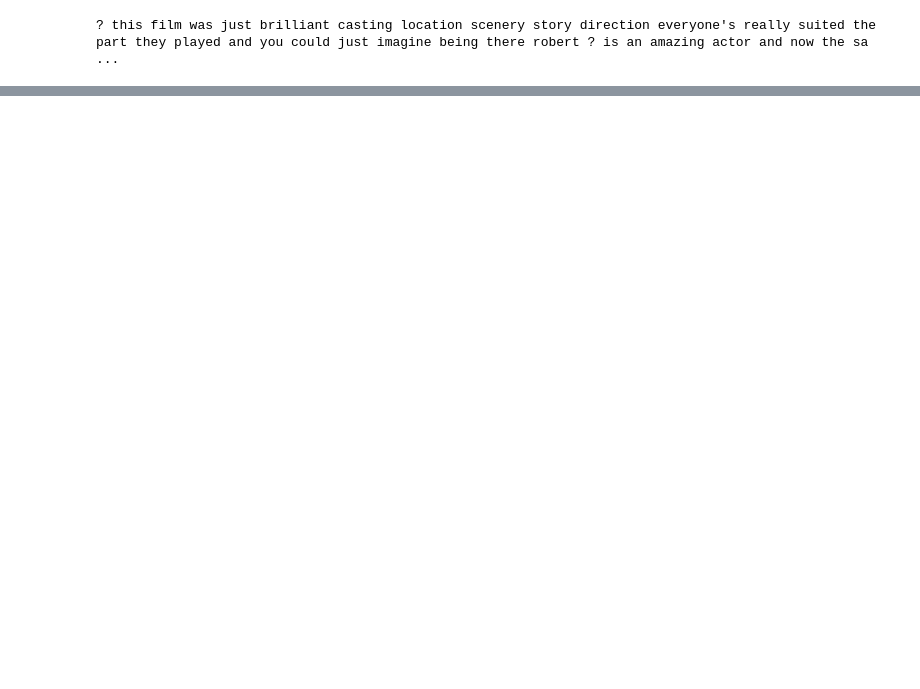
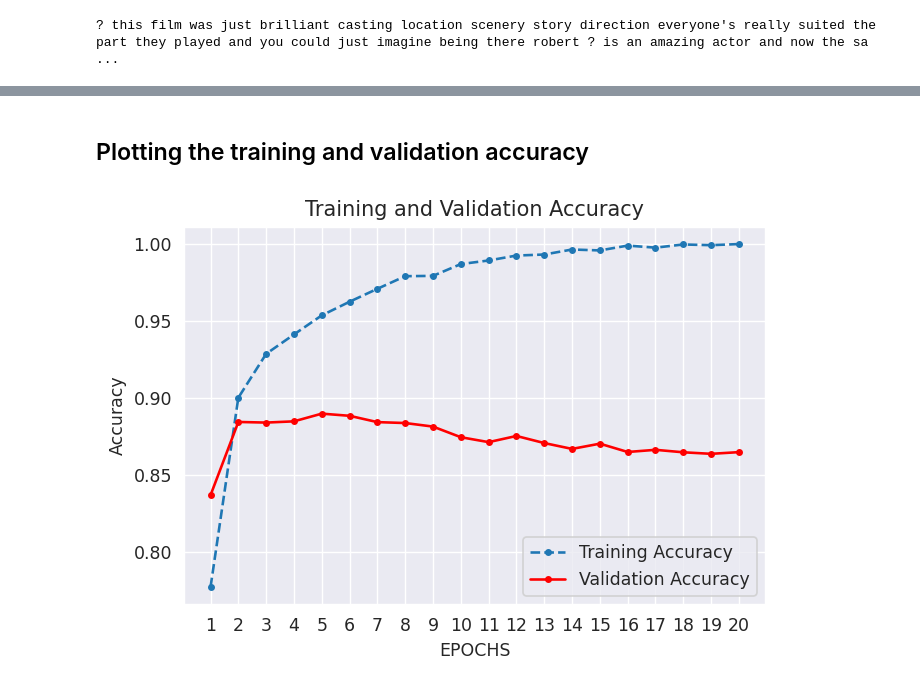
Before and after one commit to rcepedaraza/IMDM-Dataset, a Jupyter notebook: The_IMDB_Dataset.ipynb, the cells around one changed output, grey strips where cells are left out. Saved outputs shown, nothing was run; the diff lists cells and outputs as text; code cells hidden in the pictures; blank space fills up the shorter version.

```diff
--- a/The_IMDB_Dataset.ipynb
+++ b/The_IMDB_Dataset.ipynb
@@ -59,0 +208,25 @@ print(decoded_review)
+# %% [markdown]
+## Plotting the training and validation accuracy
+# %%
+plt.clf()
+
+plt.plot(history_df['epochs'],
+         history_df['accuracy'],
+         linestyle='--',
+         marker='.',
+         label='Training Accuracy')
+
+plt.plot(history_df['epochs'],
+         history_df['val_accuracy'],
+         linestyle='-', c='r',
+         marker='.',
+         label='Validation Accuracy')
+
+plt.legend()
+plt.xlabel('EPOCHS')
+plt.ylabel('Accuracy')
+plt.xticks(range(1, EPOCHS + 1))
+plt.title('Training and Validation Accuracy')
+plt.show()
+# %% [output]
+[figure, added]
```
Also changed, not shown: parts of 43 cells of this notebook.
